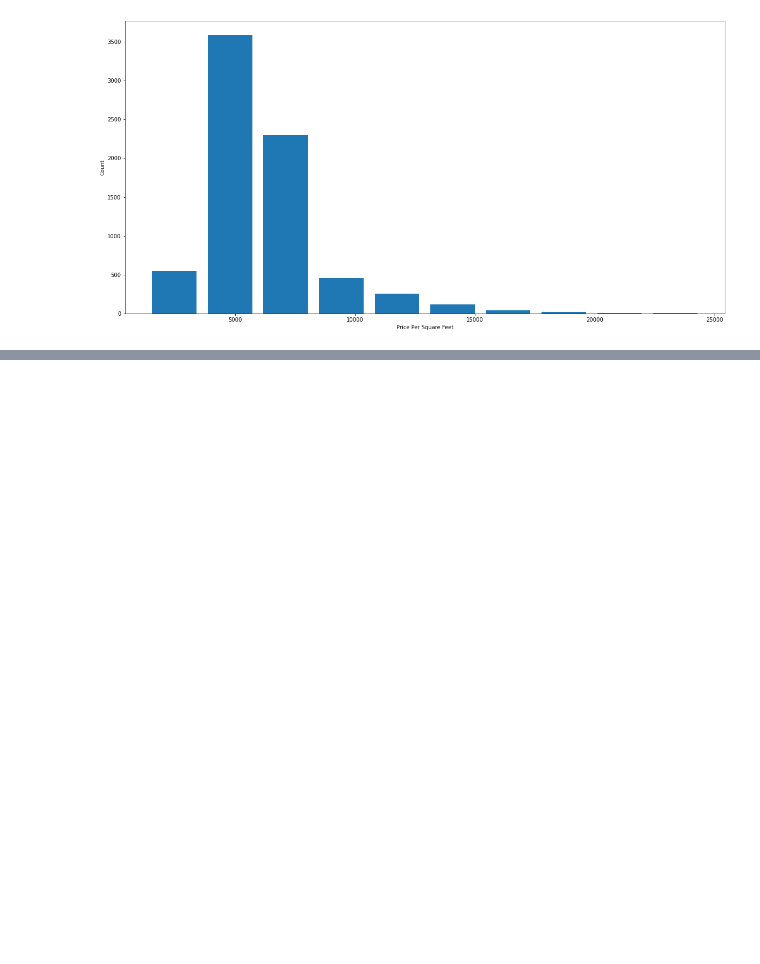
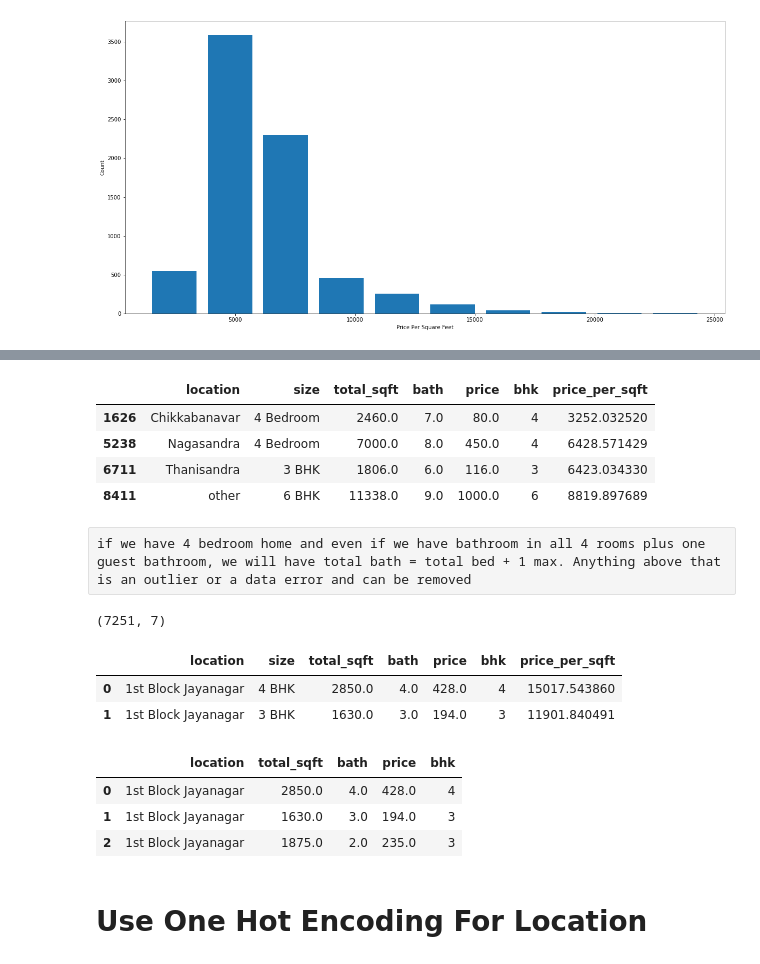
Before and after one commit to shubheshswain91/Data_Science_projects, a Jupyter notebook: bangalore_real_estate_house_prediction.ipynb, the cells around one changed output, grey strips where cells are left out. Saved outputs shown, nothing was run; the diff lists cells and outputs as text; code cells hidden in the pictures; blank space fills up the shorter version.

```diff
--- a/bangalore_real_estate_house_prediction.ipynb
+++ b/bangalore_real_estate_house_prediction.ipynb
@@ -404,0 +430,32 @@ Text(0, 0.5, 'Count')
+# %%
+
+df7[df7.bath>df7.bhk+2]
+# %% [output]
+|  | location | size | total_sqft | bath | price | bhk | price_per_sqft |
+| 1626 | Chikkabanavar | 4 Bedroom | 2460.0 | 7.0 | 80.0 | 4 | 3252.032520 |
+| 5238 | Nagasandra | 4 Bedroom | 7000.0 | 8.0 | 450.0 | 4 | 6428.571429 |
+| 6711 | Thanisandra | 3 BHK | 1806.0 | 6.0 | 116.0 | 3 | 6423.034330 |
+| 8411 | other | 6 BHK | 11338.0 | 9.0 | 1000.0 | 6 | 8819.897689 |
+# %% [raw]
+if we have 4 bedroom home and even if we have bathroom in all 4 rooms plus one guest bathroom, we will have total bath = total bed + 1 max. Anything above that is an outlier or a data error and can be removed
+# %%
+df8 = df7[df7.bath<df7.bhk+2]
+df8.shape
+# %% [output]
+(7251, 7)
+# %%
+df8.head(2)
+# %% [output]
+|  | location | size | total_sqft | bath | price | bhk | price_per_sqft |
+| 0 | 1st Block Jayanagar | 4 BHK | 2850.0 | 4.0 | 428.0 | 4 | 15017.543860 |
+| 1 | 1st Block Jayanagar | 3 BHK | 1630.0 | 3.0 | 194.0 | 3 | 11901.840491 |
+# %%
+df9 = df8.drop(['size','price_per_sqft'],axis='columns')
+df9.head(3)
+# %% [output]
+|  | location | total_sqft | bath | price | bhk |
+| 0 | 1st Block Jayanagar | 2850.0 | 4.0 | 428.0 | 4 |
+| 1 | 1st Block Jayanagar | 1630.0 | 3.0 | 194.0 | 3 |
+| 2 | 1st Block Jayanagar | 1875.0 | 2.0 | 235.0 | 3 |
+# %% [markdown]
+# Use One Hot Encoding For Location
```
Also changed, not shown: parts of 34 cells of this notebook, 3 other files.
